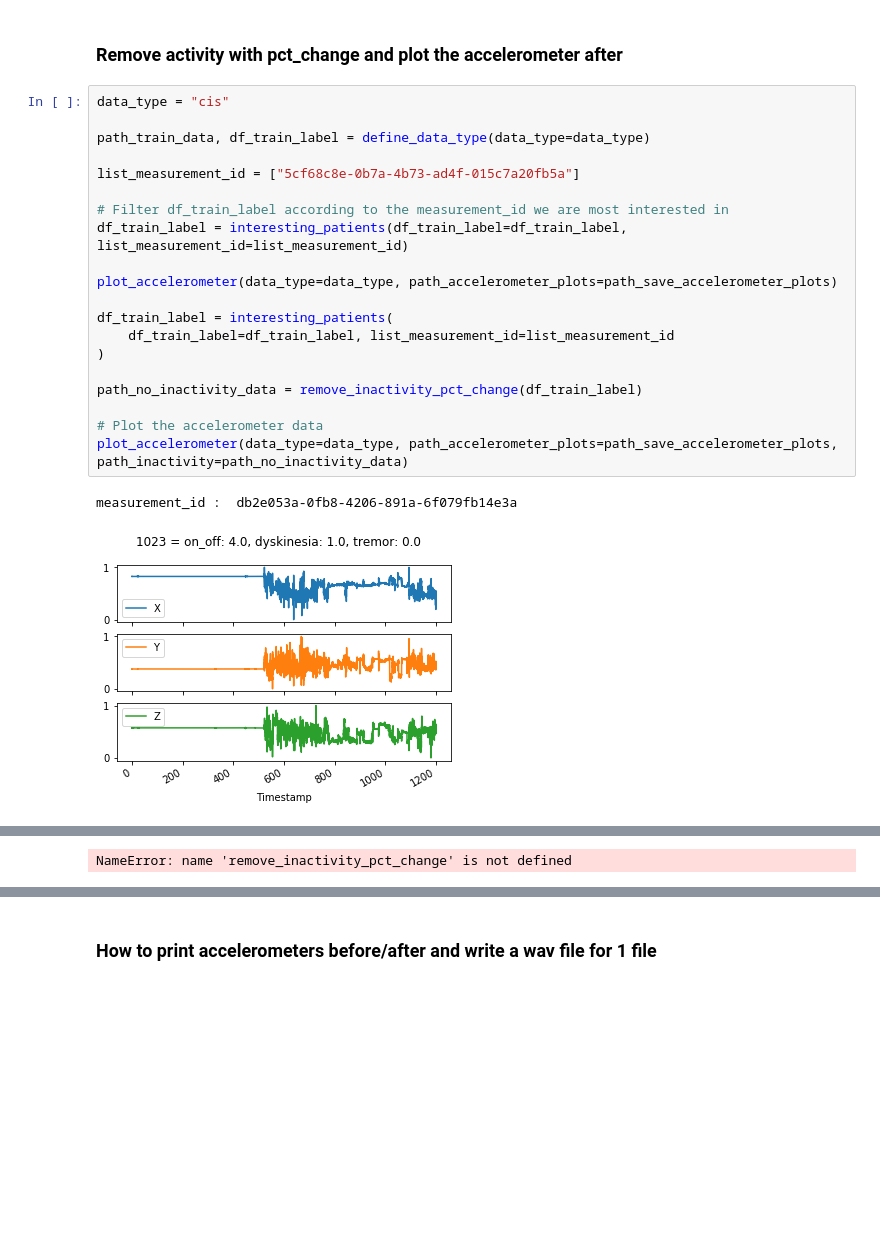
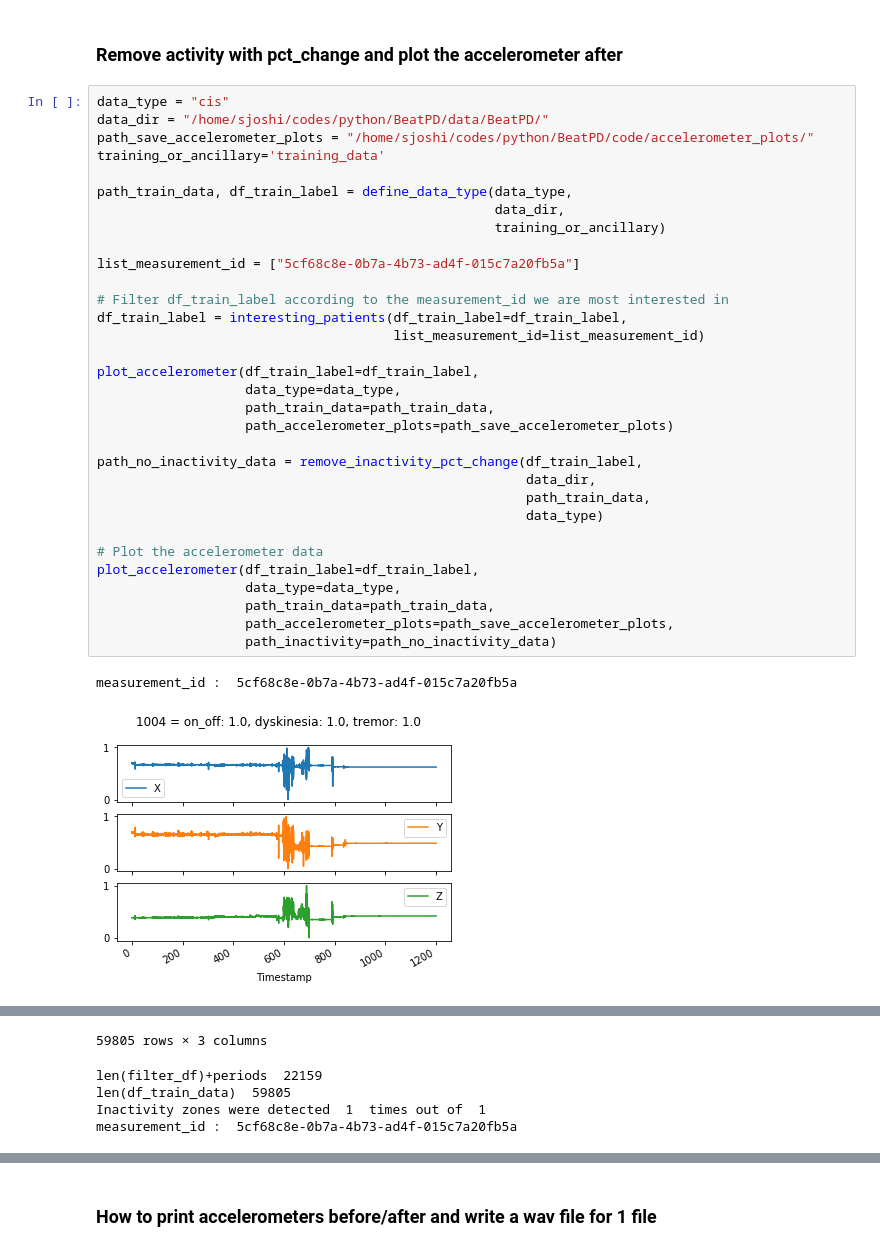
Before and after one commit to Mymoza/BeatPD-CLSP-JHU, a Jupyter notebook: Graphs.ipynb, the cells around one changed output, grey strips where cells are left out. Cells and saved outputs as stored; diff of their text form; blank space fills up the shorter version.

```diff
--- a/Graphs.ipynb
+++ b/Graphs.ipynb
@@ -376,24 +168,36 @@ max :  61960
 ### Remove activity with pct_change and plot the accelerometer after
 # %%
 data_type = "cis"
+data_dir = "/home/sjoshi/codes/python/BeatPD/data/BeatPD/"
+path_save_accelerometer_plots = "/home/sjoshi/codes/python/BeatPD/code/accelerometer_plots/"
+training_or_ancillary='training_data'
 
-path_train_data, df_train_label = define_data_type(data_type=data_type)
+path_train_data, df_train_label = define_data_type(data_type,
+                                                   data_dir,
+                                                   training_or_ancillary)
 
 list_measurement_id = ["5cf68c8e-0b7a-4b73-ad4f-015c7a20fb5a"]
 
 # Filter df_train_label according to the measurement_id we are most interested in
-df_train_label = interesting_patients(df_train_label=df_train_label, list_measurement_id=list_measurement_id)
+df_train_label = interesting_patients(df_train_label=df_train_label,
+                                      list_measurement_id=list_measurement_id)
 
-plot_accelerometer(data_type=data_type, path_accelerometer_plots=path_save_accelerometer_plots)
+plot_accelerometer(df_train_label=df_train_label,
+                   data_type=data_type,
+                   path_train_data=path_train_data,
+                   path_accelerometer_plots=path_save_accelerometer_plots)
 
-df_train_label = interesting_patients(
-    df_train_label=df_train_label, list_measurement_id=list_measurement_id
-)
-
-path_no_inactivity_data = remove_inactivity_pct_change(df_train_label)
+path_no_inactivity_data = remove_inactivity_pct_change(df_train_label,
+                                                       data_dir,
+                                                       path_train_data,
+                                                       data_type)
 
 # Plot the accelerometer data
-plot_accelerometer(data_type=data_type, path_accelerometer_plots=path_save_accelerometer_plots, path_inactivity=path_no_inactivity_data)
+plot_accelerometer(df_train_label=df_train_label,
+                   data_type=data_type,
+                   path_train_data=path_train_data,
+                   path_accelerometer_plots=path_save_accelerometer_plots,
+                   path_inactivity=path_no_inactivity_data)
 # %% [output]
-measurement_id :  db2e053a-0fb8-4206-891a-6f079fb14e3a
+measurement_id :  5cf68c8e-0b7a-4b73-ad4f-015c7a20fb5a
-[figure, old version]
+[figure, new version]
@@ -400 +221,5 @@ measurement_id :  db2e053a-0fb8-4206-891a-6f079fb14e3a
-NameError: name 'remove_inactivity_pct_change' is not defined
+59805 rows × 3 columns
+len(filter_df)+periods  22159
+len(df_train_data)  59805
+Inactivity zones were detected  1  times out of  1
+measurement_id :  5cf68c8e-0b7a-4b73-ad4f-015c7a20fb5a
```
Also changed, not shown: parts of 20 cells of this notebook, 3 other files.
